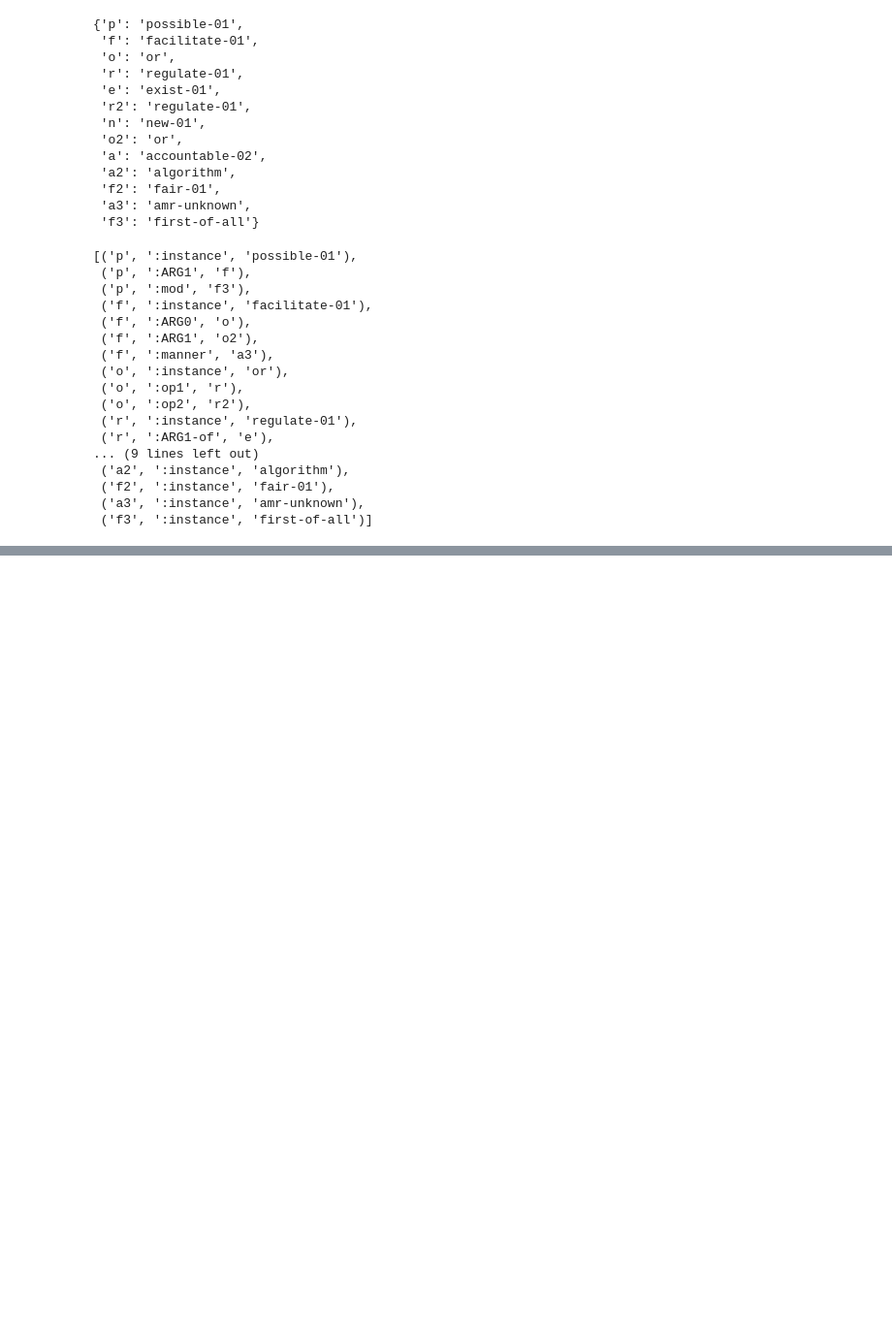
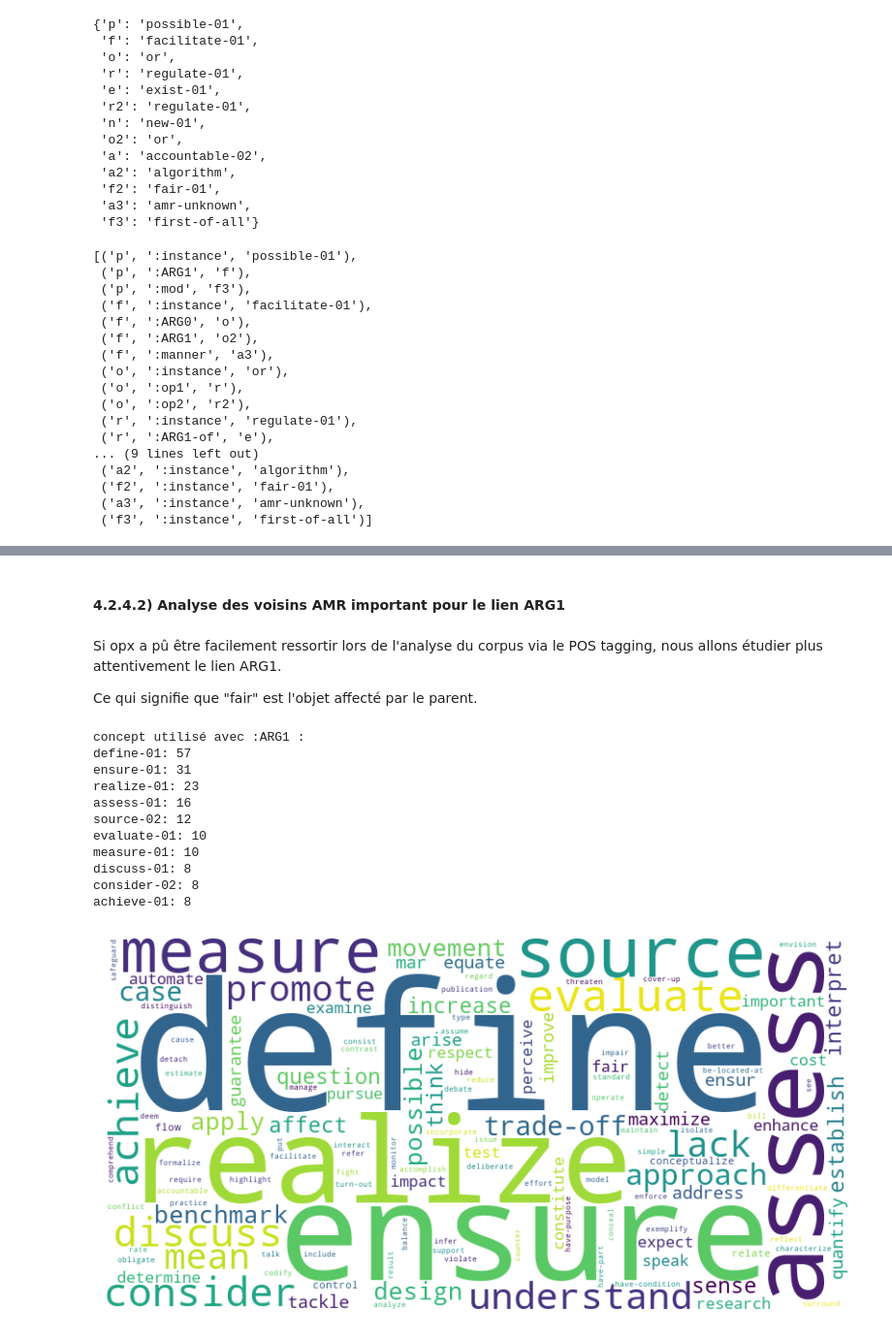
Before and after one commit to nicolas-allegre/mapaie, a Jupyter notebook: notebooks/IA717_ProjectCHAI-fairness_AMR_Student.ipynb, the cells around one changed output, grey strips where cells are left out. Shown at 97% size. Drawn from its saved outputs; the diff is of its cells as text; code cells hidden in the pictures; blank space fills up the shorter version.

```diff
--- a/notebooks/IA717_ProjectCHAI-fairness_AMR_Student.ipynb
+++ b/notebooks/IA717_ProjectCHAI-fairness_AMR_Student.ipynb
@@ -453,0 +741,19 @@ ap.triples
+# %%
+neighbors = get_all_node_children(results, list_concept_tosee)
+# dans neighbors[2]:
+# [('and', 'NA', ':instance', 'File 150'), => parent
+# ('t', 'transparency', ':op1', 'File 150')] => enfant
+# exemple, dans le fichier 150 le mot fairness est joint avec transparency
+# Cherchons toutes ces jonctions
+neighbor_concepts = []
+for neighbor in neighbors:
+    if neighbor:
+        parent = neighbor[0]  # Le premier élément est le parent
+        children = neighbor[1:]  # Les éléments suivants sont les enfants
+        if parent[0] == "and":
+            for child in children:
+                neighbor_concepts.append(child[1])
+
+# Compter les occurrences
+word_counts = Counter(neighbor_concepts)
+pprint(word_counts)
@@ -453,0 +787,58 @@ ap.triples
+# %% [markdown]
+#### 4.2.4.2) Analyse des voisins AMR important pour le lien ARG1
+# %% [markdown]
+Si opx a pû être facilement ressortir lors de l'analyse du corpus via le POS tagging, nous allons étudier plus attentivement le lien ARG1.
+
+Ce qui signifie que "fair" est l'objet affecté par le parent.
+# %%
+countwordsarg1 = dict()
+for index, list_parents in parents.items():
+    for word_fair, list_parents in list_parents.items():
+        for parent in list_parents:
+            if parent[2] == ":ARG1":
+                if parent[1] in countwordsarg1:
+                    countwordsarg1[parent[1]] += 1
+                else:
+                    countwordsarg1[parent[1]] = 1
+
+print("concept utilisé avec :ARG1 :")
+top_10_arg1 = sorted(countwordsarg1.items(),
+                key=lambda x: x[1], reverse=True)[:10]
+
+# Afficher le Top 10
+for key, value in top_10_arg1:
+    print(f"{key}: {value}")
+
+cleaned_countwordsarg1 = {}
+for key, value in countwordsarg1.items():
+    # Utiliser une regex pour enlever `-01`, `-02`, etc.
+    base_key = re.sub(r"-\d+$", "", key)
+    cleaned_countwordsarg1[base_key] = cleaned_countwordsarg1.get(
+        base_key, 0) + value
+
+# nuage de mots
+wordcloud = WordCloud(
+    width=800,
+    height=400,
+    background_color="white",
+    colormap="viridis"
+).generate_from_frequencies(cleaned_countwordsarg1)
+
+# Afficher le nuage de mots
+plt.figure(figsize=(10, 5))
+plt.imshow(wordcloud, interpolation="bilinear")
+plt.axis("off")  # Supprime les axes
+plt.show()
+# %% [output]
+concept utilisé avec :ARG1 :
+define-01: 57
+ensure-01: 31
+realize-01: 23
+assess-01: 16
+source-02: 12
+evaluate-01: 10
+measure-01: 10
+discuss-01: 8
+consider-02: 8
+achieve-01: 8
+[figure, added]
```
Also changed, not shown: parts of 35 cells of this notebook.
